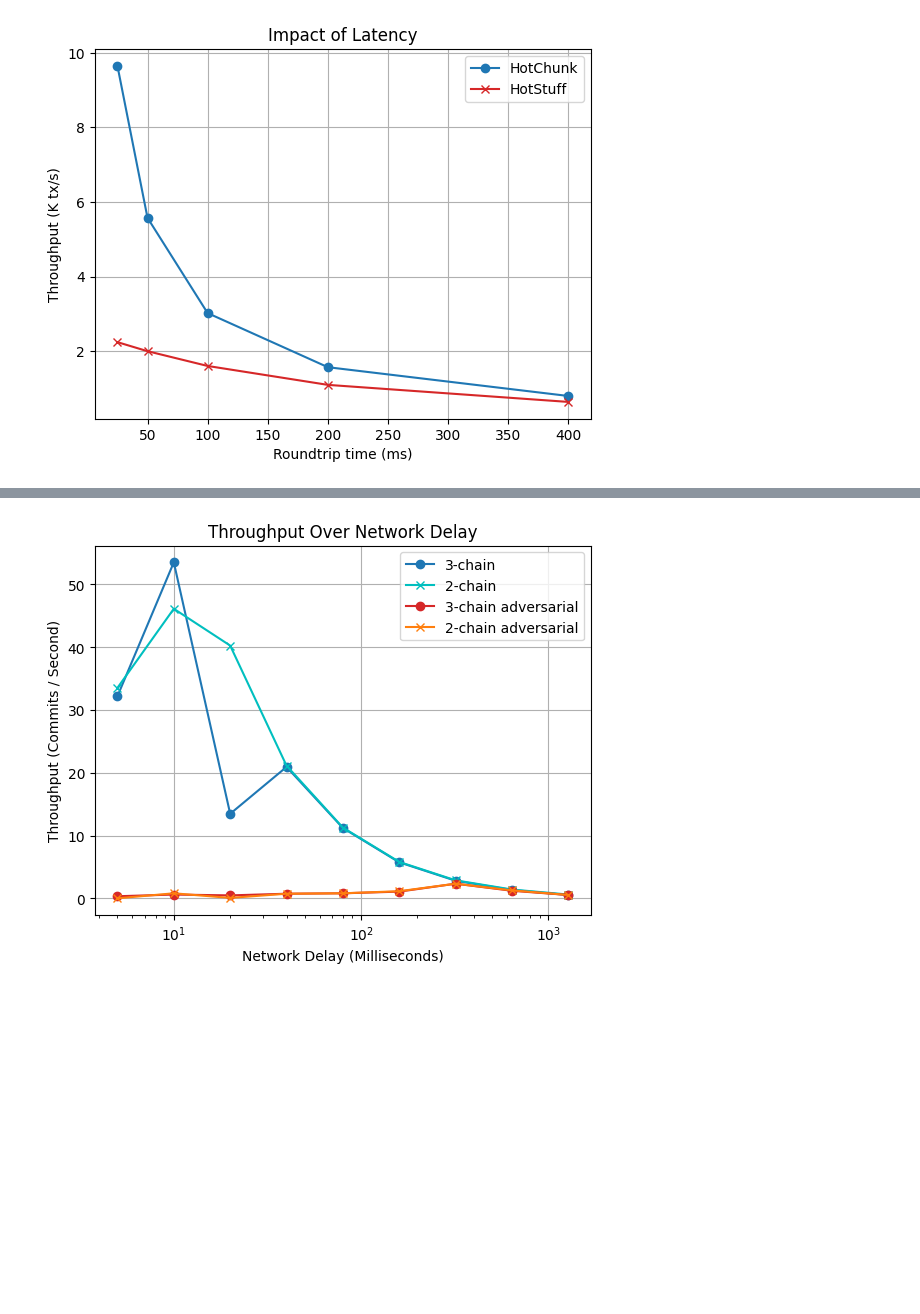
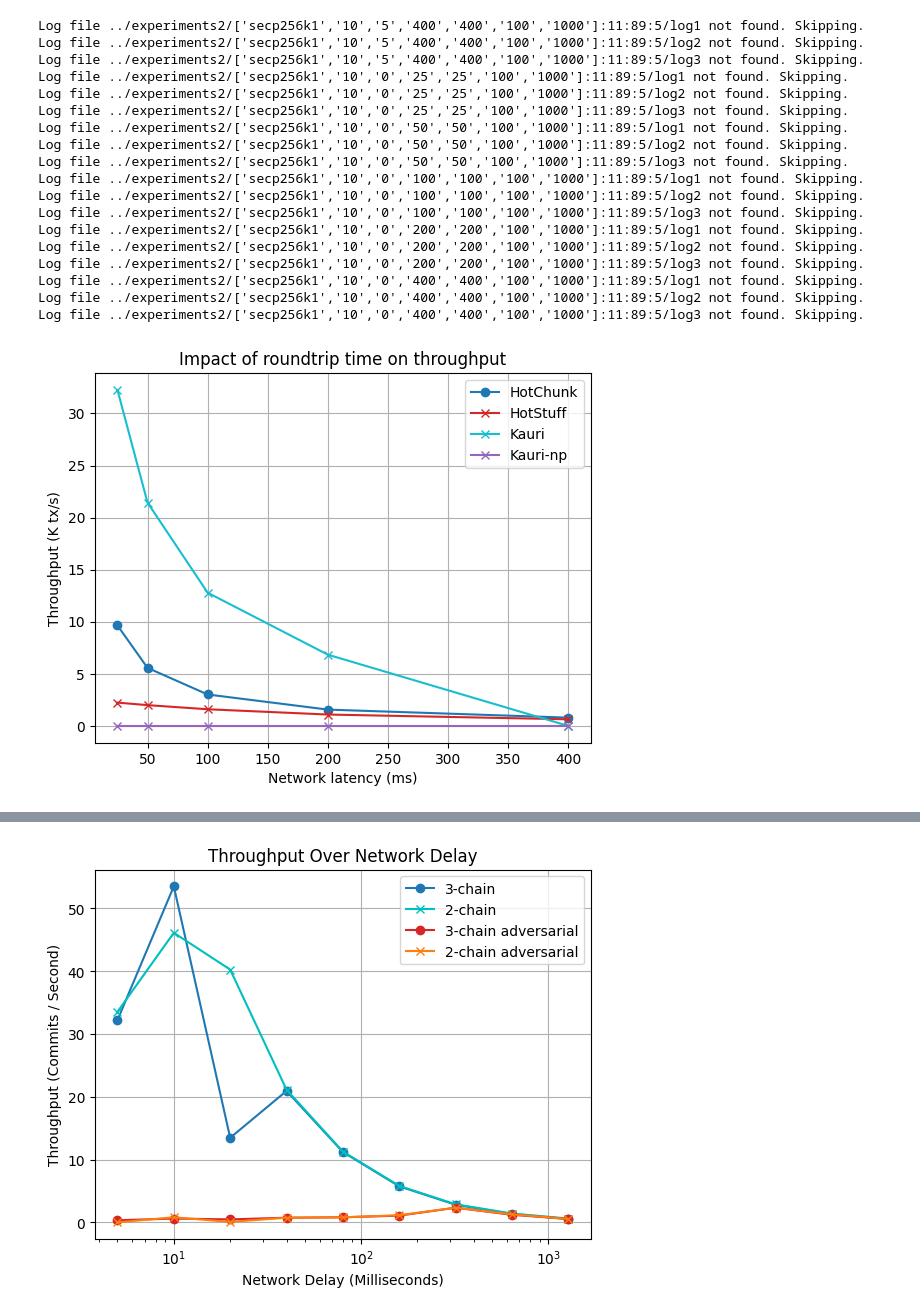
Before and after one commit to Fabr-ce/libhotchunk, a Jupyter notebook: scripts/Evaluation.ipynb, the cells around one changed output, grey strips where cells are left out. Cells and saved outputs as stored; diff of their text form; code cells hidden in the pictures; blank space fills up the shorter version.

```diff
--- a/scripts/Evaluation.ipynb
+++ b/scripts/Evaluation.ipynb
@@ -22,12 +22,19 @@ import math
 
 experiment_seconds = 180
 # %%
-commit_pattern = r"commit <block.* height=(\d+)"
+commit_pattern = r"(commit|deliver) <block.* height=(\d+)"
 latency_pattern = r"Average: (\d+)"
+
+kauri_pattern = r"secp256k1"
+
 
 
 def getAverageStats(experiment_str: str) -> tuple[float, float]:
-    logs_path = os.path.join("../experiments", experiment_str)
+    is_kauri = re.search(kauri_pattern, experiment_str)
+    if is_kauri:
+        logs_path = os.path.join("../experiments2", experiment_str)
+    else:
+        logs_path = os.path.join("../experiments", experiment_str)
     log_files = [os.path.join(logs_path, f"log{i}") for i in range(1, 4)]
 
     log_files_available = 0
@@ -42,7 +49,7 @@ def getAverageStats(experiment_str: str) -> tuple[float, float]:
             for line in reversed(log_lines):
                 commit_match = re.search(commit_pattern, line)
                 if commit_match and last_commit == None:
-                    last_commit = int(commit_match.group(1))
+                    last_commit = int(commit_match.group(2))
 
                 latency_match = re.search(latency_pattern, line)
                 if latency_match and last_latency == None:
@@ -53,7 +60,7 @@ def getAverageStats(experiment_str: str) -> tuple[float, float]:
 
 
             if last_commit == None:
-                print("No commits done!")
+                print("No commits done!", log_file)
                 return (0, 0)
 
             if last_latency == None:
@@ -68,6 +75,9 @@ def getAverageStats(experiment_str: str) -> tuple[float, float]:
         except FileNotFoundError:
             print(f"Log file {log_file} not found. Skipping.")
 
+    if log_files_available == 0:
+        return 0,0
+
     avg_commit /= log_files_available
     if avg_latency != None:
         avg_latency /= log_files_available
@@ -78,27 +88,51 @@ def getAverageStats(experiment_str: str) -> tuple[float, float]:
 # %%
 # latency graph
 latencies = [25, 50, 100, 200, 400]
-branches = ["master", "hotstuff"]
+branches = ["master", "hotstuff", "kauri", "kauri-np"]
 
-throughput = {"master": [], "hotstuff": []}
+throughput = {"master": [], "hotstuff": [],  "kauri": [],  "kauri-np": []}
 
 for branch in branches:
     for latency in latencies:
-        experiment_str = f"['{branch}','{latency}','100','1000','5000']:100:5"
+        if branch.startswith("kauri"):
+            pipeline = 5 if branch == "kauri" else 0
+            experiment_str = f"['secp256k1','10','{pipeline}','{latency}','{latency}','100','1000']:11:89:5"
+        else:
+            experiment_str = f"['{branch}','{latency}','100','1000','5000']:100:5"
         avg_cps, avg_latency = getAverageStats(experiment_str)
         throughput[branch].append(avg_cps)
 
 plt.plot(latencies, throughput["master"], marker='o', linestyle='-', color='tab:blue', label='HotChunk')
 plt.plot(latencies, throughput["hotstuff"], marker='x', linestyle='-', color='tab:red', label='HotStuff')
+plt.plot(latencies, throughput["kauri"], marker='x', linestyle='-', color='tab:cyan', label='Kauri')
+plt.plot(latencies, throughput["kauri-np"], marker='x', linestyle='-', color='tab:purple', label='Kauri-np')
 
-plt.xlabel('Roundtrip time (ms)')
+plt.xlabel('Network latency (ms)')
 plt.ylabel('Throughput (K tx/s)')
-plt.title('Impact of Latency')
+plt.title('Impact of roundtrip time on throughput')
 
 plt.legend()
 plt.grid()
 # %% [output]
+Log file ../experiments2/['secp256k1','10','5','400','400','100','1000']:11:89:5/log1 not found. Skipping.
+Log file ../experiments2/['secp256k1','10','5','400','400','100','1000']:11:89:5/log2 not found. Skipping.
+Log file ../experiments2/['secp256k1','10','5','400','400','100','1000']:11:89:5/log3 not found. Skipping.
+Log file ../experiments2/['secp256k1','10','0','25','25','100','1000']:11:89:5/log1 not found. Skipping.
+Log file ../experiments2/['secp256k1','10','0','25','25','100','1000']:11:89:5/log2 not found. Skipping.
+Log file ../experiments2/['secp256k1','10','0','25','25','100','1000']:11:89:5/log3 not found. Skipping.
+Log file ../experiments2/['secp256k1','10','0','50','50','100','1000']:11:89:5/log1 not found. Skipping.
+Log file ../experiments2/['secp256k1','10','0','50','50','100','1000']:11:89:5/log2 not found. Skipping.
+Log file ../experiments2/['secp256k1','10','0','50','50','100','1000']:11:89:5/log3 not found. Skipping.
+Log file ../experiments2/['secp256k1','10','0','100','100','100','1000']:11:89:5/log1 not found. Skipping.
+Log file ../experiments2/['secp256k1','10','0','100','100','100','1000']:11:89:5/log2 not found. Skipping.
+Log file ../experiments2/['secp256k1','10','0','100','100','100','1000']:11:89:5/log3 not found. Skipping.
+Log file ../experiments2/['secp256k1','10','0','200','200','100','1000']:11:89:5/log1 not found. Skipping.
+Log file ../experiments2/['secp256k1','10','0','200','200','100','1000']:11:89:5/log2 not found. Skipping.
+Log file ../experiments2/['secp256k1','10','0','200','200','100','1000']:11:89:5/log3 not found. Skipping.
+Log file ../experiments2/['secp256k1','10','0','400','400','100','1000']:11:89:5/log1 not found. Skipping.
+Log file ../experiments2/['secp256k1','10','0','400','400','100','1000']:11:89:5/log2 not found. Skipping.
+Log file ../experiments2/['secp256k1','10','0','400','400','100','1000']:11:89:5/log3 not found. Skipping.
-[figure, old version]
+[figure, new version]
 # %%
 # throughput over message size
 
```
Also changed, not shown: parts of 4 cells of this notebook, 48 other files.
